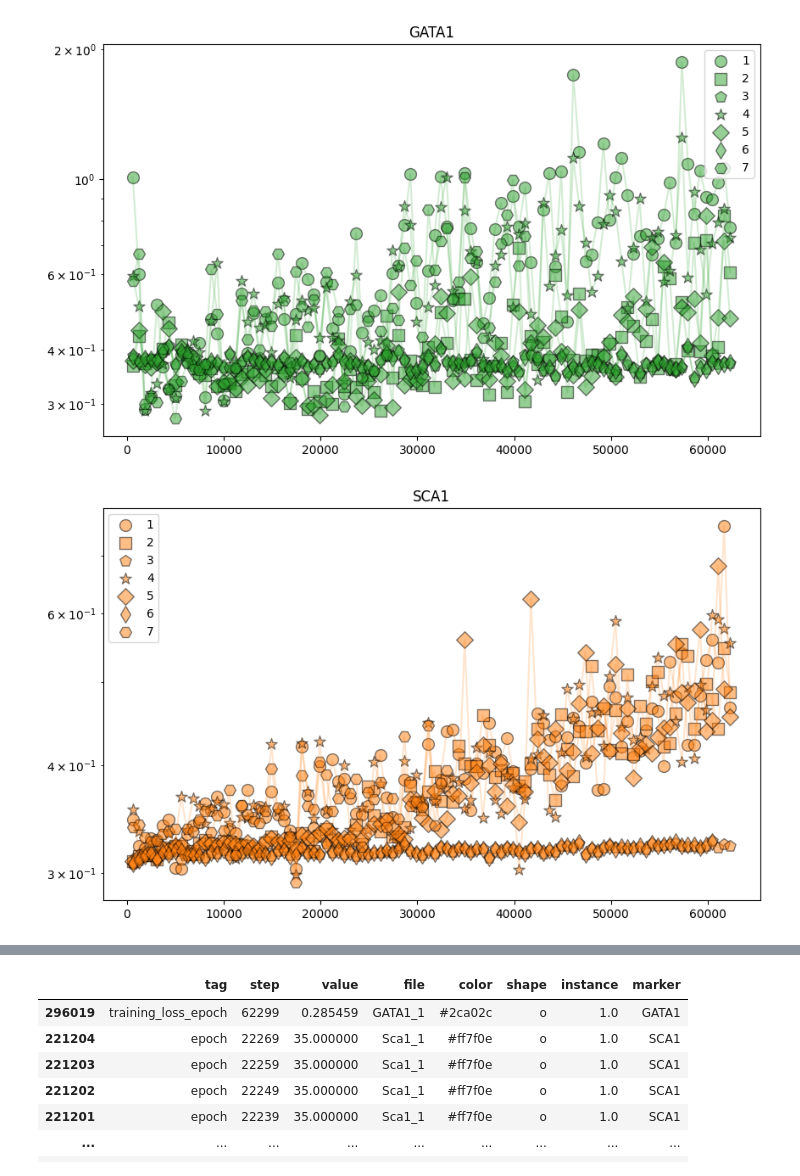
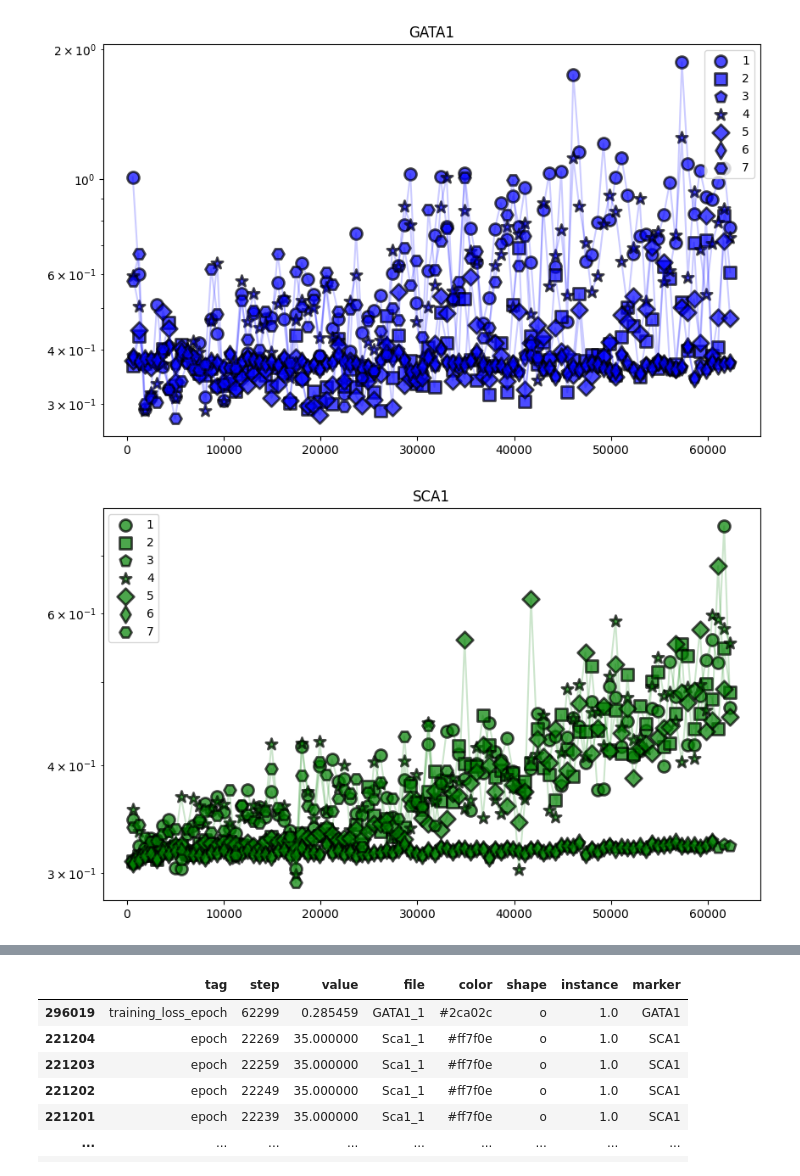
Before and after one commit to dsethz/cell-classification, a Jupyter notebook: Analysis/analyze_tensorboard.ipynb, the cells around one changed output, grey strips where cells are left out. Cells and saved outputs as stored; diff of their text form; code cells hidden in the pictures.

```diff
--- a/Analysis/analyze_tensorboard.ipynb
+++ b/Analysis/analyze_tensorboard.ipynb
@@ -44,6 +44,14 @@ palette = {
     "None": "white"      # white for no markers
 }
 
+palette = {
+    "PU1": "cyan",   # muted blue
+    "SCA1": "green",  # muted orange
+    "GATA1": "blue", # muted green
+    "CD41": "pink",   # muted red
+    "None": "white"      # white for no markers
+}
+
 # Initialize the color column
 df['color'] = 'white'  # Default color for rows with no known markers
 
@@ -91,27 +99,27 @@ print(df.head())
 # %%
 # For each marker, generate its own line + scatter plot
 import seaborn as sns
 import matplotlib.pyplot as plt
 
 for marker in df['marker'].unique():
     # Filter the DataFrame to only include the current marker
     marker_df = df[df['marker'] == marker]
     # Filter to include metric of interest
     marker_df = marker_df[marker_df['tag'] == 'val_loss']
 
     # Initialize the plot
     plt.figure(figsize=(10, 6))
     plt.title(f"{marker}")
 
     # Create the line plot
     for instance in marker_df['instance'].unique():
         instance_df = marker_df[marker_df['instance'] == instance]
         instance_df = instance_df.sort_values("step")
         plt.plot(instance_df['step'], instance_df['value'], color=palette[marker], linestyle='-', alpha=.2)
-        plt.scatter(instance_df['step'], instance_df['value'], color=palette[marker], marker=instance_shape_map[instance], s=100, label=f'{int(instance)}', alpha=.5, edgecolor='black', linewidth=1)
+        plt.scatter(instance_df['step'], instance_df['value'], color=palette[marker], marker=instance_shape_map[instance], s=100, label=f'{int(instance)}', alpha=.7, edgecolor='black', linewidth=2)
     plt.yscale('log')
     plt.legend(title='')
     plt.show()
 # %% [output]
-[figure, old version]
+[figure, new version]
-[figure, old version]
+[figure, new version]
```
Also changed, not shown: parts of 4 cells of this notebook, 9 other files.
